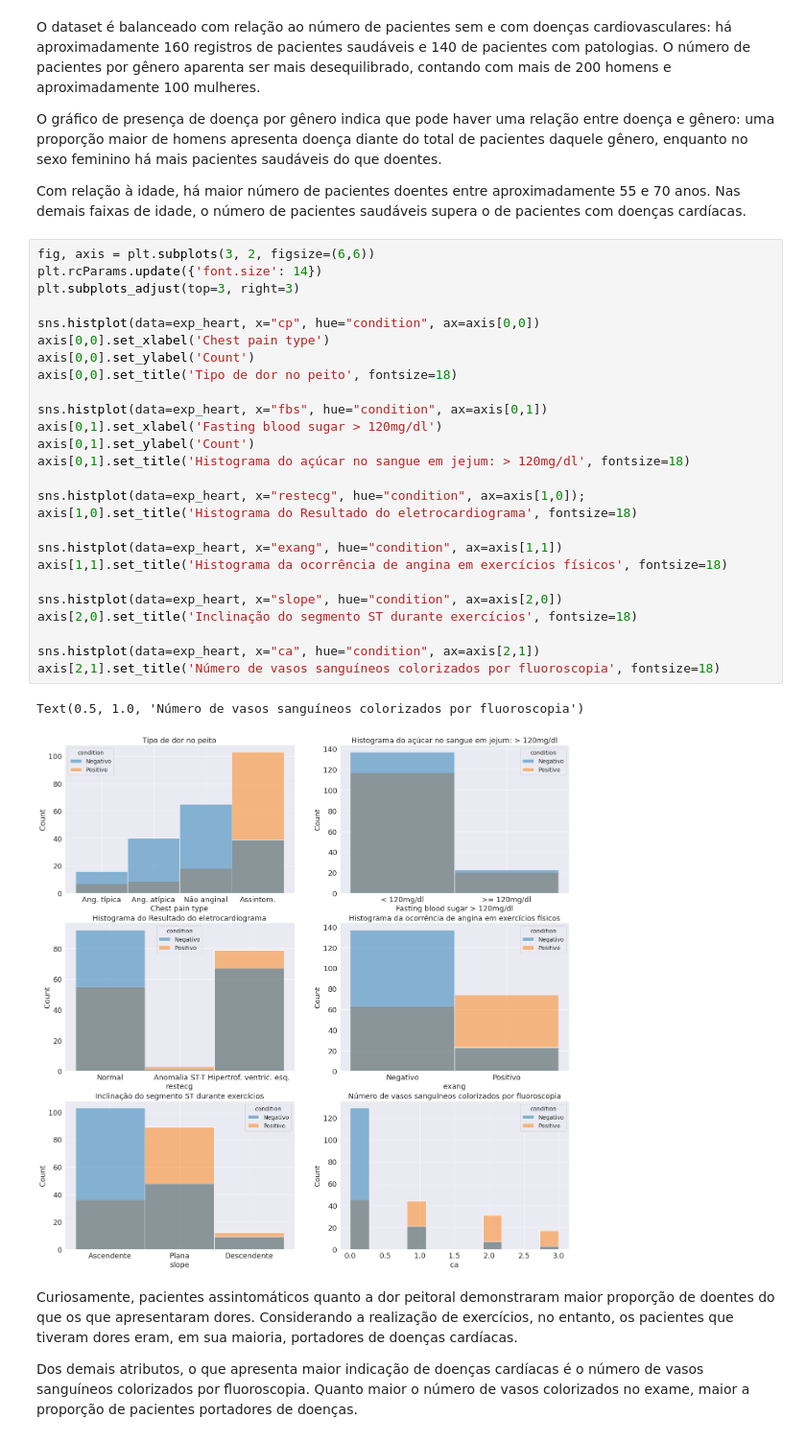
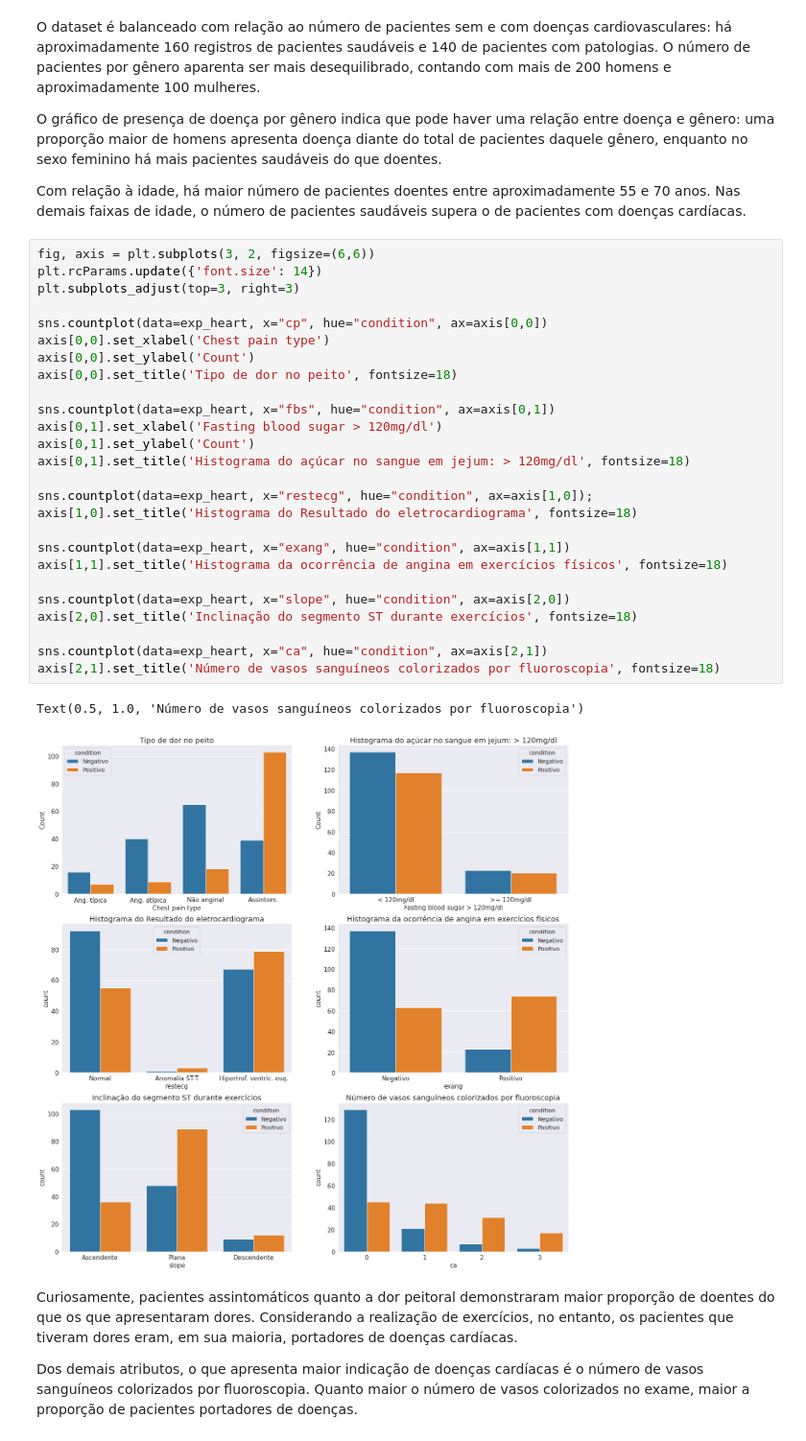
Before and after one commit to guilhermesantos/scc0275, a Jupyter notebook: guilherme/Exploratória heart.ipynb, the cells around one changed output. Shown at 96% size. Cells and saved outputs as stored; diff of their text form.

Commit message:
changing histplots with categorical variable on the x axis into countplots

```diff
--- a/guilherme/Exploratória heart.ipynb
+++ b/guilherme/Exploratória heart.ipynb
@@ -159,32 +169,32 @@ Com relação à idade, há maior número de pacientes doentes entre aproximadam
 # %%
 fig, axis = plt.subplots(3, 2, figsize=(6,6))
 plt.rcParams.update({'font.size': 14})
 plt.subplots_adjust(top=3, right=3)
 
-sns.histplot(data=exp_heart, x="cp", hue="condition", ax=axis[0,0])
+sns.countplot(data=exp_heart, x="cp", hue="condition", ax=axis[0,0])
 axis[0,0].set_xlabel('Chest pain type')
 axis[0,0].set_ylabel('Count')
 axis[0,0].set_title('Tipo de dor no peito', fontsize=18)
 
-sns.histplot(data=exp_heart, x="fbs", hue="condition", ax=axis[0,1])
+sns.countplot(data=exp_heart, x="fbs", hue="condition", ax=axis[0,1])
 axis[0,1].set_xlabel('Fasting blood sugar > 120mg/dl')
 axis[0,1].set_ylabel('Count')
 axis[0,1].set_title('Histograma do açúcar no sangue em jejum: > 120mg/dl', fontsize=18)
 
-sns.histplot(data=exp_heart, x="restecg", hue="condition", ax=axis[1,0]);
+sns.countplot(data=exp_heart, x="restecg", hue="condition", ax=axis[1,0]);
 axis[1,0].set_title('Histograma do Resultado do eletrocardiograma', fontsize=18)
 
-sns.histplot(data=exp_heart, x="exang", hue="condition", ax=axis[1,1])
+sns.countplot(data=exp_heart, x="exang", hue="condition", ax=axis[1,1])
 axis[1,1].set_title('Histograma da ocorrência de angina em exercícios físicos', fontsize=18)
 
-sns.histplot(data=exp_heart, x="slope", hue="condition", ax=axis[2,0])
+sns.countplot(data=exp_heart, x="slope", hue="condition", ax=axis[2,0])
 axis[2,0].set_title('Inclinação do segmento ST durante exercícios', fontsize=18)
 
-sns.histplot(data=exp_heart, x="ca", hue="condition", ax=axis[2,1])
+sns.countplot(data=exp_heart, x="ca", hue="condition", ax=axis[2,1])
 axis[2,1].set_title('Número de vasos sanguíneos colorizados por fluoroscopia', fontsize=18)
 # %% [output]
 Text(0.5, 1.0, 'Número de vasos sanguíneos colorizados por fluoroscopia')
-[figure, old version]
+[figure, new version]
 # %% [markdown]
 Curiosamente, pacientes assintomáticos quanto a dor peitoral demonstraram maior proporção de doentes do que os que apresentaram dores. Considerando a realização de exercícios, no entanto, os pacientes que tiveram dores eram, em sua maioria, portadores de doenças cardíacas.
 
```
Also changed, not shown: parts of 4 cells of this notebook.
